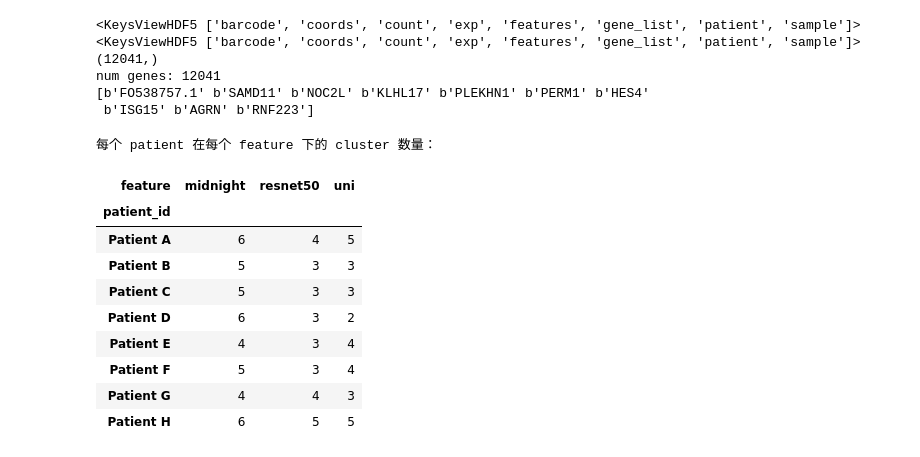
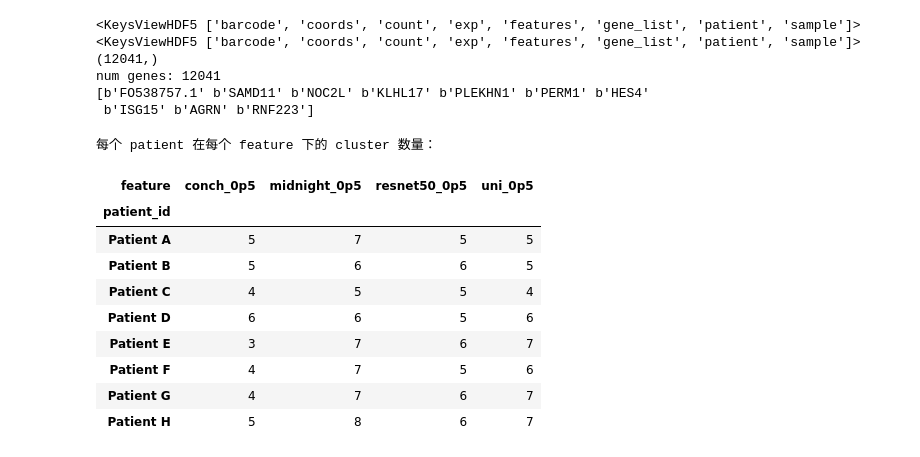
Before and after one commit to junqiwang-eng/Image-Aware-Gene-Selection, a Jupyter notebook: clustering/check.ipynb, the cells around one changed output. Saved outputs shown, nothing was run; the diff lists cells and outputs as text; code cells hidden in the pictures.

```diff
--- a/clustering/check.ipynb
+++ b/clustering/check.ipynb
@@ -27,7 +26,7 @@ import pandas as pd
 import scanpy as sc
 import seaborn as sns
 
-cluster_dir = "../datasets/clustered/BC1_0p3"
+cluster_dir = "../datasets/BC1/clustered/BC1"
 h5ad_files = sorted(glob.glob(os.path.join(cluster_dir, "**", "*.h5ad"), recursive=True))
 
 if not h5ad_files:
@@ -52,43 +51,43 @@ adata = sc.concat(
 cluster_cols = sorted([col for col in adata.obs.columns if col.endswith("_cluster")])
 if not cluster_cols:
     raise ValueError("No cluster columns found in adata.obs")
 
 patient_col = "patient_id"
 summary_rows = []
 for cluster_col in cluster_cols:
     feature_name = cluster_col.removesuffix("_cluster")
     for patient_id in adata.obs[patient_col].dropna().unique():
         sub = adata[adata.obs[patient_col] == patient_id]
         cluster_values = sub.obs[cluster_col].dropna().astype(str)
         summary_rows.append(
             {
                 "patient_id": patient_id,
                 "feature": feature_name,
                 "n_clusters": int(cluster_values.nunique()),
             }
         )
 
 summary_df = pd.DataFrame(summary_rows)
 cluster_count_table = summary_df.pivot(
     index="patient_id",
     columns="feature",
     values="n_clusters",
 ).fillna(0).astype(int)
 
 print("每个 patient 在每个 feature 下的 cluster 数量：")
 display(cluster_count_table)
 # %% [output]
 每个 patient 在每个 feature 下的 cluster 数量：
-| feature | midnight | resnet50 | uni |
-| patient_id |  |  |  |
-| Patient A | 6 | 4 | 5 |
-| Patient B | 5 | 3 | 3 |
-| Patient C | 5 | 3 | 3 |
-| Patient D | 6 | 3 | 2 |
-| Patient E | 4 | 3 | 4 |
-| Patient F | 5 | 3 | 4 |
-| Patient G | 4 | 4 | 3 |
-| Patient H | 6 | 5 | 5 |
+| feature | conch_0p5 | midnight_0p5 | resnet50_0p5 | uni_0p5 |
+| patient_id |  |  |  |  |
+| Patient A | 5 | 7 | 5 | 5 |
+| Patient B | 5 | 6 | 6 | 5 |
+| Patient C | 4 | 5 | 5 | 4 |
+| Patient D | 6 | 6 | 5 | 6 |
+| Patient E | 3 | 7 | 6 | 7 |
+| Patient F | 4 | 7 | 5 | 6 |
+| Patient G | 4 | 7 | 6 | 7 |
+| Patient H | 5 | 8 | 6 | 7 |
 # %%
 import json
 from collections import Counter
```
Also changed, not shown: parts of 5 cells of this notebook, 7 other files.
